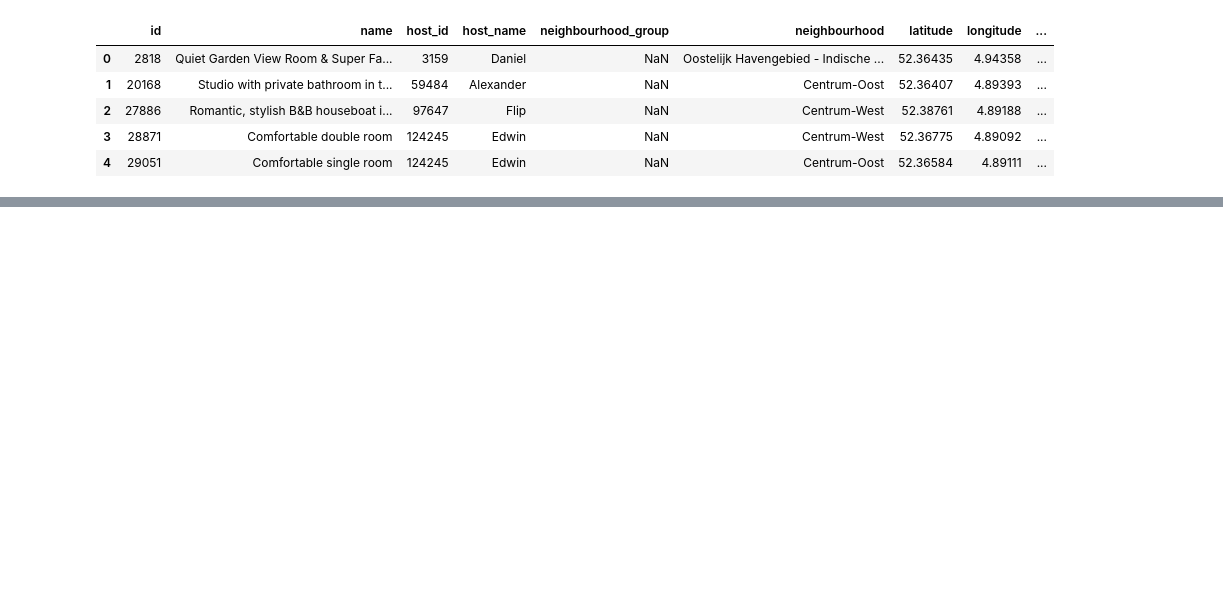
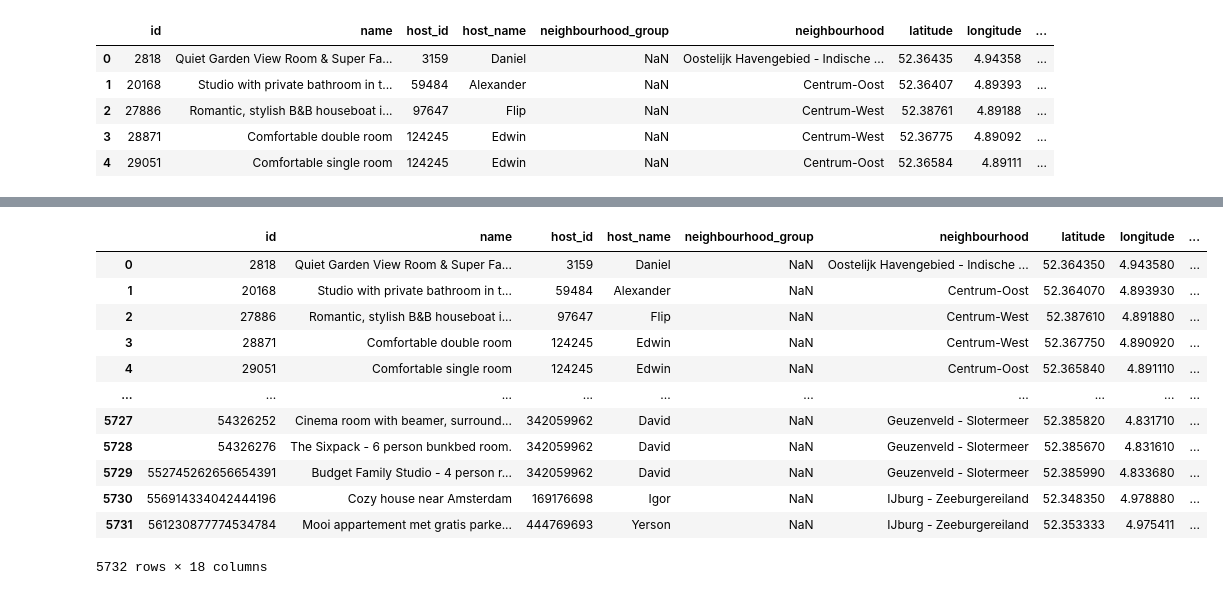
Before and after one commit to matiascabrejos/IA-Humai, a Jupyter notebook: repaso_1.ipynb, the cells around one changed output, grey strips where cells are left out. Saved outputs shown, nothing was run; the diff lists cells and outputs as text; code cells hidden in the pictures; blank space fills up the shorter version.

```diff
--- a/repaso_1.ipynb
+++ b/repaso_1.ipynb
@@ -15,0 +38,16 @@ df.head()
+# %%
+df
+# %% [output]
+|  | id | name | host_id | host_name | neighbourhood_group | neighbourhood | latitude | longitude | ... |
+| 0 | 2818 | Quiet Garden View Room & Super Fa... | 3159 | Daniel | NaN | Oostelijk Havengebied - Indische ... | 52.364350 | 4.943580 | ... |
+| 1 | 20168 | Studio with private bathroom in t... | 59484 | Alexander | NaN | Centrum-Oost | 52.364070 | 4.893930 | ... |
+| 2 | 27886 | Romantic, stylish B&B houseboat i... | 97647 | Flip | NaN | Centrum-West | 52.387610 | 4.891880 | ... |
+| 3 | 28871 | Comfortable double room | 124245 | Edwin | NaN | Centrum-West | 52.367750 | 4.890920 | ... |
+| 4 | 29051 | Comfortable single room | 124245 | Edwin | NaN | Centrum-Oost | 52.365840 | 4.891110 | ... |
+| ... | ... | ... | ... | ... | ... | ... | ... | ... | ... |
+| 5727 | 54326252 | Cinema room with beamer, surround... | 342059962 | David | NaN | Geuzenveld - Slotermeer | 52.385820 | 4.831710 | ... |
+| 5728 | 54326276 | The Sixpack - 6 person bunkbed room. | 342059962 | David | NaN | Geuzenveld - Slotermeer | 52.385670 | 4.831610 | ... |
+| 5729 | 552745262656654391 | Budget Family Studio - 4 person r... | 342059962 | David | NaN | Geuzenveld - Slotermeer | 52.385990 | 4.833680 | ... |
+| 5730 | 556914334042444196 | Cozy house near Amsterdam | 169176698 | Igor | NaN | IJburg - Zeeburgereiland | 52.348350 | 4.978880 | ... |
+| 5731 | 561230877774534784 | Mooi appartement met gratis parke... | 444769693 | Yerson | NaN | IJburg - Zeeburgereiland | 52.353333 | 4.975411 | ... |
+5732 rows × 18 columns
```
Also changed, not shown: parts of 1 cell of this notebook.
